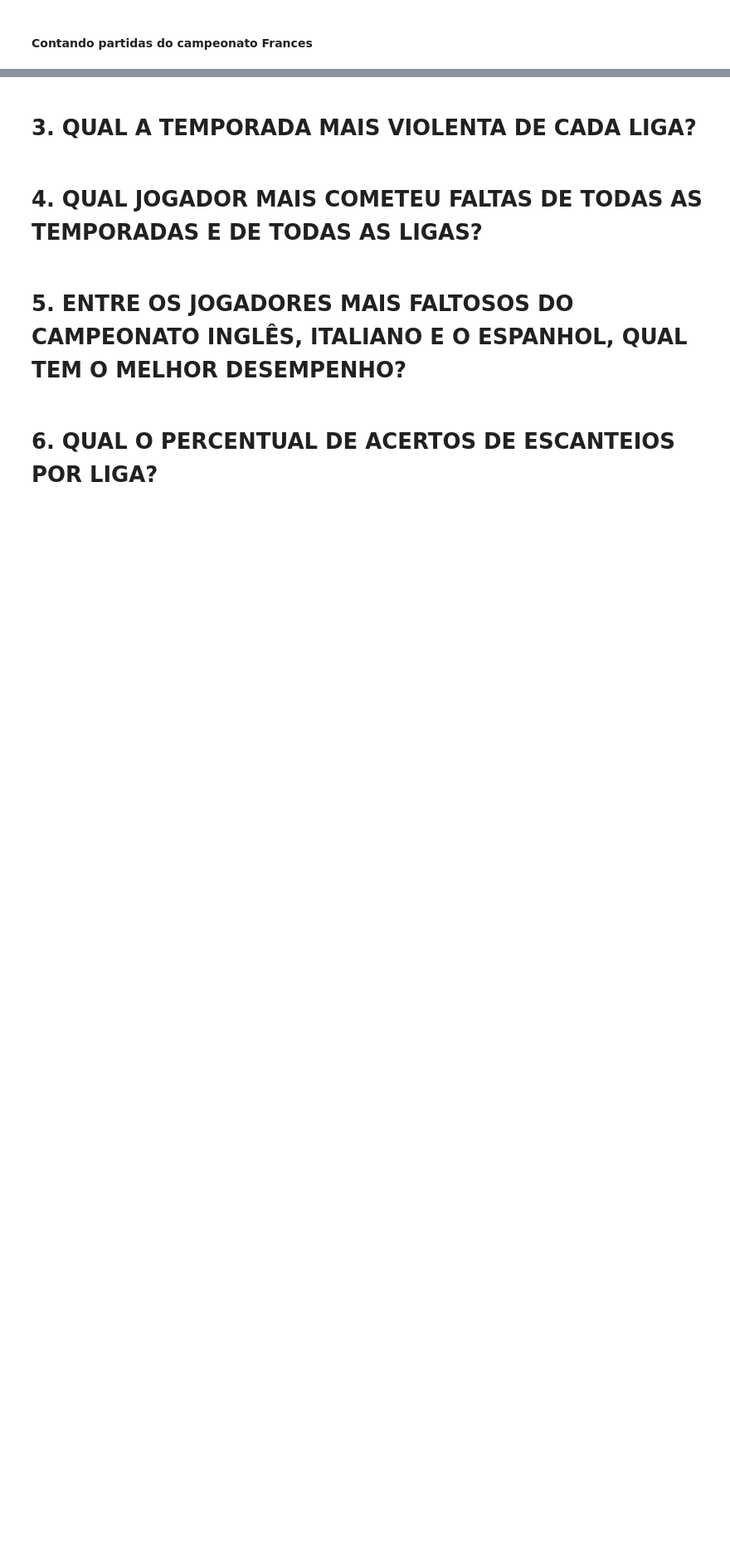
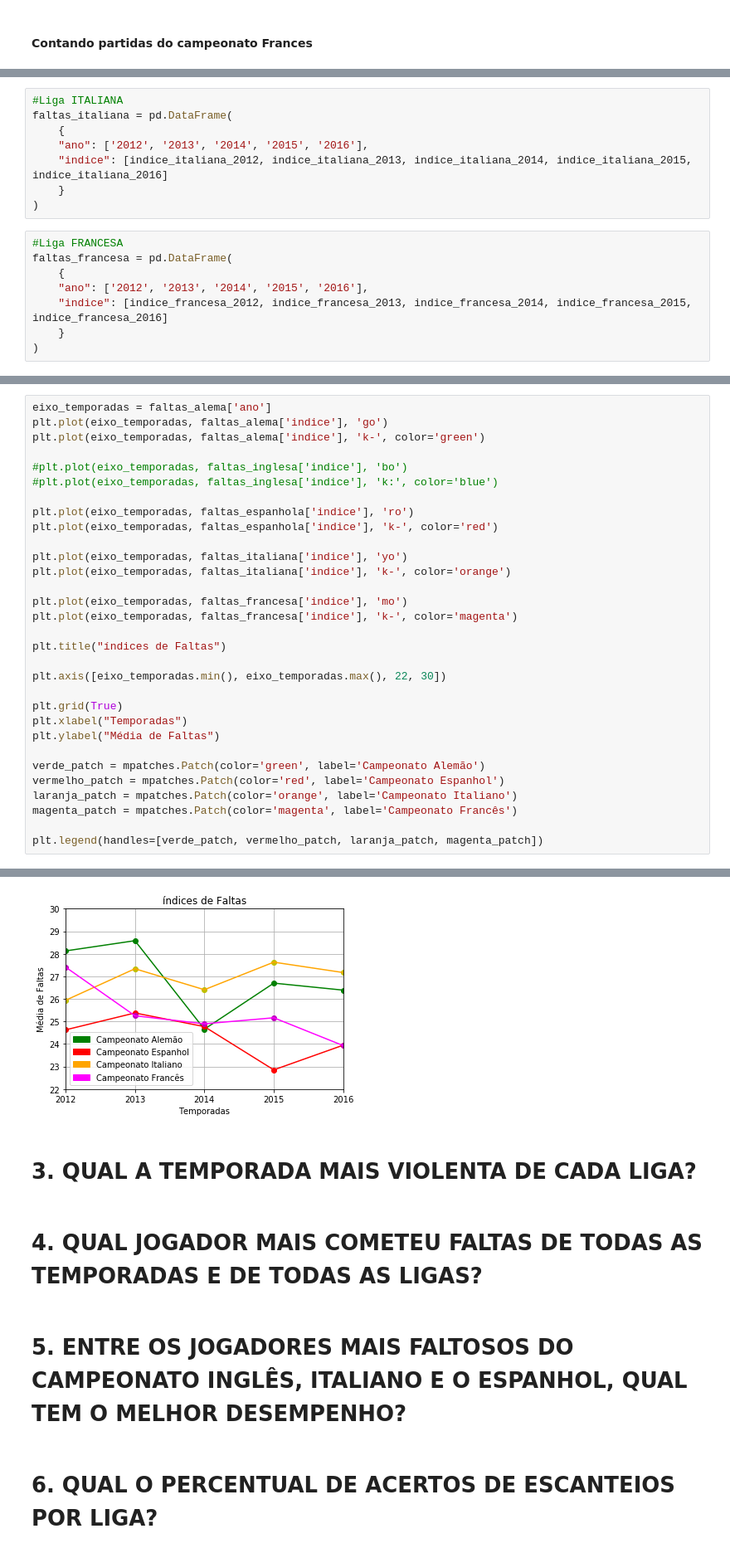
Before and after one commit to zegildo/DataMining, a Jupyter notebook: 2017.2/Elizeu/Questões.ipynb, the cells around one changed output, grey strips where cells are left out. Shown at 83% size. Saved outputs shown, nothing was run; the diff lists cells and outputs as text; blank space fills up the shorter version.

```diff
--- a/2017.2/Elizeu/Questões.ipynb
+++ b/2017.2/Elizeu/Questões.ipynb
@@ -368,0 +416,16 @@ indice_francesa_2016
+# %%
+#Liga ITALIANA
+faltas_italiana = pd.DataFrame(
+    {
+    "ano": ['2012', '2013', '2014', '2015', '2016'],
+    "indice": [indice_italiana_2012, indice_italiana_2013, indice_italiana_2014, indice_italiana_2015, indice_italiana_2016]
+    }
+)
+# %%
+#Liga FRANCESA
+faltas_francesa = pd.DataFrame(
+    {
+    "ano": ['2012', '2013', '2014', '2015', '2016'],
+    "indice": [indice_francesa_2012, indice_francesa_2013, indice_francesa_2014, indice_francesa_2015, indice_francesa_2016]
+    }
+)
@@ -368,0 +434,32 @@ indice_francesa_2016
+# %%
+eixo_temporadas = faltas_alema['ano']
+plt.plot(eixo_temporadas, faltas_alema['indice'], 'go')
+plt.plot(eixo_temporadas, faltas_alema['indice'], 'k-', color='green')
+
+#plt.plot(eixo_temporadas, faltas_inglesa['indice'], 'bo')
+#plt.plot(eixo_temporadas, faltas_inglesa['indice'], 'k:', color='blue')
+
+plt.plot(eixo_temporadas, faltas_espanhola['indice'], 'ro')
+plt.plot(eixo_temporadas, faltas_espanhola['indice'], 'k-', color='red')
+
+plt.plot(eixo_temporadas, faltas_italiana['indice'], 'yo')
+plt.plot(eixo_temporadas, faltas_italiana['indice'], 'k-', color='orange')
+
+plt.plot(eixo_temporadas, faltas_francesa['indice'], 'mo')
+plt.plot(eixo_temporadas, faltas_francesa['indice'], 'k-', color='magenta')
+
+plt.title("índices de Faltas")
+
+plt.axis([eixo_temporadas.min(), eixo_temporadas.max(), 22, 30])
+
+plt.grid(True)
+plt.xlabel("Temporadas")
+plt.ylabel("Média de Faltas")
+
+verde_patch = mpatches.Patch(color='green', label='Campeonato Alemão')
+vermelho_patch = mpatches.Patch(color='red', label='Campeonato Espanhol')
+laranja_patch = mpatches.Patch(color='orange', label='Campeonato Italiano')
+magenta_patch = mpatches.Patch(color='magenta', label='Campeonato Francês')
+
+plt.legend(handles=[verde_patch, vermelho_patch, laranja_patch, magenta_patch])
+# %% [output]
@@ -369,3 +467,4 @@ indice_francesa_2016
+[figure, added]
 # %% [markdown]
 # 3.	QUAL A TEMPORADA MAIS VIOLENTA DE CADA LIGA?
 # %% [markdown]
```
Also changed, not shown: parts of 20 cells of this notebook.
